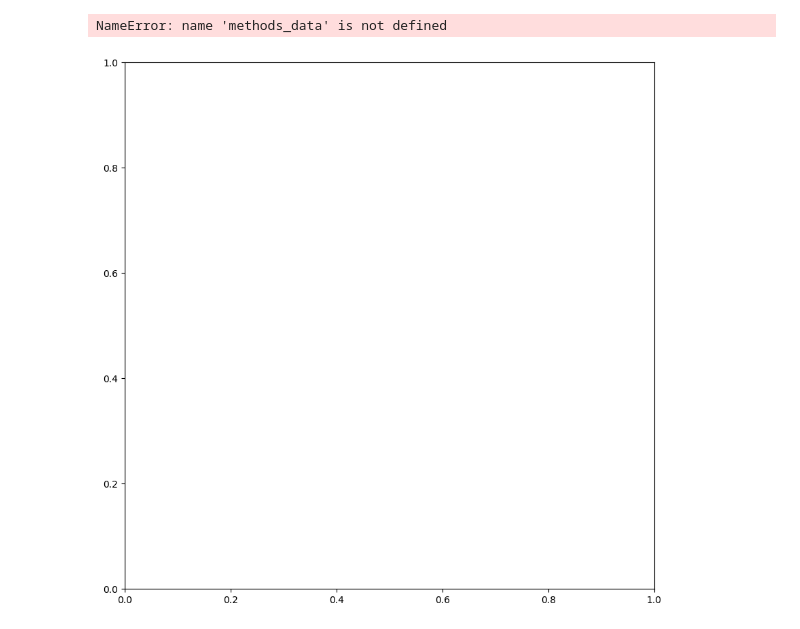
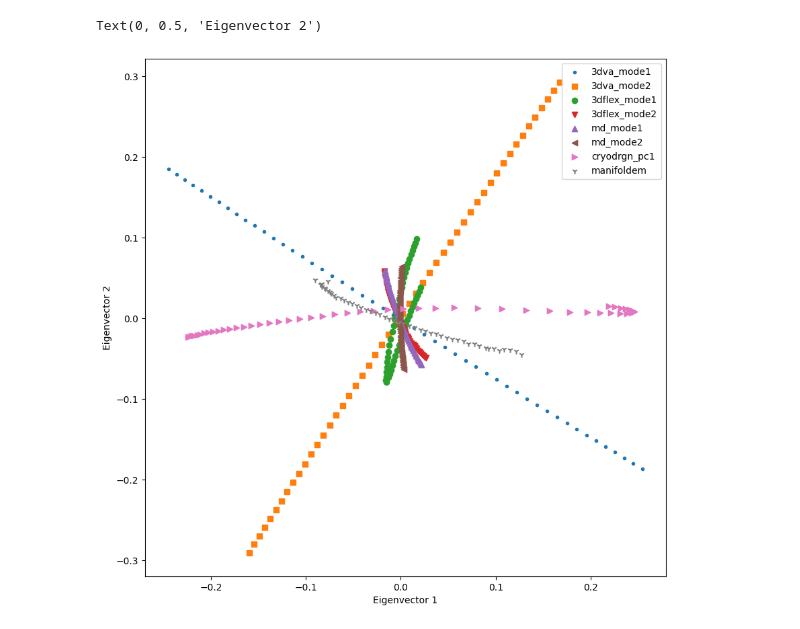
Before and after one commit to flatironinstitute/cryosvd, a Jupyter notebook: compare_volume_series.ipynb, the cells around one changed output. Drawn from its saved outputs; the diff is of its cells as text; code cells hidden in the pictures.

```diff
--- a/compare_volume_series.ipynb
+++ b/compare_volume_series.ipynb
@@ -49,5 +101,3 @@ FileNotFoundError: [Errno 2] No such file or directory: '3dva_mode1/'
 # %%
-#distance_matrix, dist_mtx_labels = compute_distance_matrix(methods_data)
-
-distance_matrix, dist_mtx_labels = compute_asymmetric_distance_matrix(methods_data, do_sort_matrix=True)
-common_embedding_results = compute_common_embedding(methods_data,sort_matrix = False)
+distance_matrix, dist_mtx_labels = compute_distance_matrix_asymmetric(methods_data,do_sort_matrix=False)
+common_embedding_results = compute_common_embedding(methods_data)
@@ -56,15 +104,15 @@ NameError: name 'methods_data' is not defined
 # %%
 common_embedding = common_embedding_results["common_embedding"]
 
-marker_list = ['x','.','3','+','v','D','1','s','2','o','4','5']
+marker_list = ['x','.','3','+','v','D','1','s','2','o','4','5','D','d']
 color_list = ['#1f77b4', '#bcbd22', '#2ca02c', '#d62728', '#9467bd', '#8c564b', '#e377c2', '#7f7f7f', '#ffff00', '#17becf', '#ff7f0e', '#2ca02c']
 
 fig, ax = plt.subplots(1, 1, figsize=(10, 10))
 
 for i, method in enumerate(methods_data.keys()):
     print(method)
-    if method == '3dflex_mode2' or method == 'md_mode1':
-        if 'md_mode1' == method:
+    if method == 'md_mode1' or method == '3dflex_mode2':
+        if '3dva_mode1' == method:
             ax.scatter(common_embedding[method][:, 0], common_embedding[method][:, 1], label=method, marker=marker_list[i], color=color_list[i],s=90)
 
         else:
@@ -76,17 +133,24 @@ NameError: name 'common_embedding_results' is not defined
 # %%
-marker_list = ['x','.','3','+','v','D','1','s','2','o','4']
-color_list = ['#1f77b4', '#bcbd22', '#2ca02c', '#d62728', '#9467bd', '#8c564b', '#e377c2', '#7f7f7f', '#ffff00', '#17becf', '#ff7f0e', '#2ca02c']
+# marker_list = ['x','.','3','+','v','D','1','s','2','o','4','H','8',]
+marker_list = ['.', ',', 'o', 'v', '^', '<', '>', '1', '2', '3', '4', '8', 's', 'p', '*', 'h', 'H', '+', 'x', 'D', 'd', '|', '_', 'P', 'X']
+
+# color_list = ['#1f77b4', '#bcbd22', '#2ca02c', '#d62728', '#9467bd', '#8c564b', '#e377c2', '#7f7f7f', '#ffff00', '#17becf', '#ff7f0e', '#2ca02c', '']
 fig, ax = plt.subplots(1, 1, figsize=(10, 10))
 pc1=0
 pc2=1
 
 for i, method in enumerate(methods_data.keys()):
-    ax.scatter(common_embedding[method][:, pc1], common_embedding[method][:, pc2], marker=marker_list[i], color=color_list[i], label=method)
+    # print(method)
+    # ax.scatter(common_embedding[method][:, pc1], common_embedding[method][:, pc2], marker=marker_list[i], color=color_list[i], label=method)
+    ax.scatter(common_embedding[method][:, pc1], common_embedding[method][:, pc2], marker=marker_list[i], label=method)
+
+    # ax.scatter(common_embedding[method][:, pc1], common_embedding[method][:, pc2])
+
 ax.legend()
 
-plt.xlabel('Eigenvector 1')
-plt.ylabel('Eigenvector 2')
+plt.xlabel('Eigenvector ' + str(pc1 + 1))
+plt.ylabel('Eigenvector ' + str(pc2 + 1))
 # %% [output]
-NameError: name 'methods_data' is not defined
+Text(0, 0.5, 'Eigenvector 2')
-[figure, old version]
+[figure, new version]
 # %%
```
Also changed, not shown: parts of 13 cells of this notebook.
